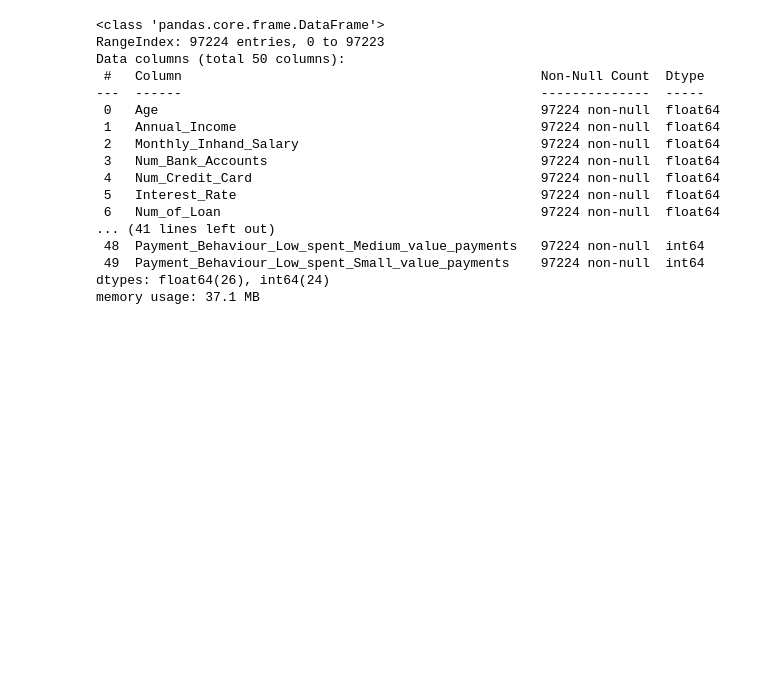
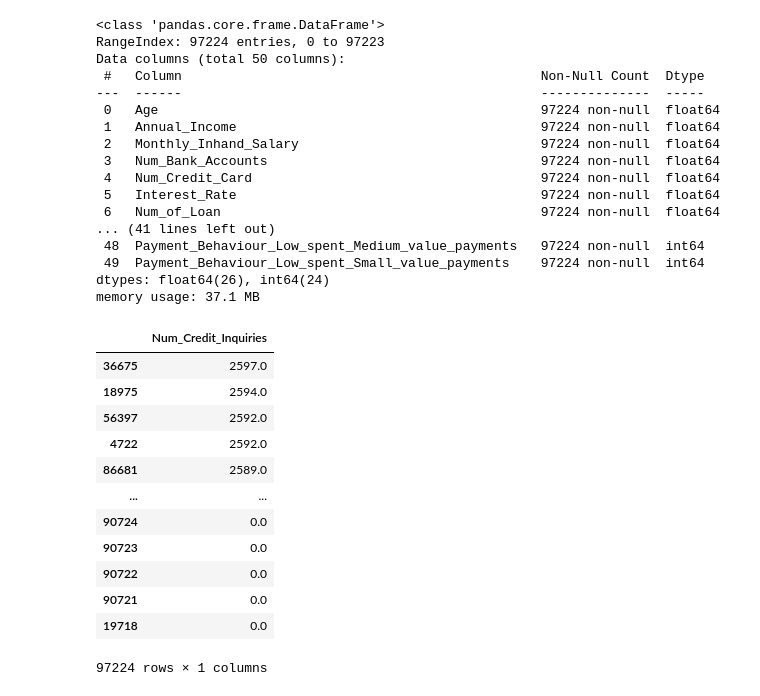
Before and after one commit to Naradon64/MLproject, a Jupyter notebook: testing.ipynb, the cells around one changed output. Saved outputs shown, nothing was run; the diff lists cells and outputs as text; code cells hidden in the pictures; blank space fills up the shorter version.

```diff
--- a/testing.ipynb
+++ b/testing.ipynb
@@ -48,3 +48,20 @@ first_rows = df.loc[df['Credit_Score'] == 0].head(2)
 last_row = df.loc[df['Credit_Score'] == 1].tail(1)
 result_df = pd.concat([first_rows, last_row])
 result_df.to_csv('Credit_Score_0_and_1.csv', index=False)
+# %%
+sorted_df = df.sort_values(by='Num_Credit_Inquiries', ascending=False)
+sorted_df[['Num_Credit_Inquiries']]
+# %% [output]
+|  | Num_Credit_Inquiries |
+| 36675 | 2597.0 |
+| 18975 | 2594.0 |
+| 56397 | 2592.0 |
+| 4722 | 2592.0 |
+| 86681 | 2589.0 |
+| ... | ... |
+| 90724 | 0.0 |
+| 90723 | 0.0 |
+| 90722 | 0.0 |
+| 90721 | 0.0 |
+| 19718 | 0.0 |
+97224 rows × 1 columns
```
